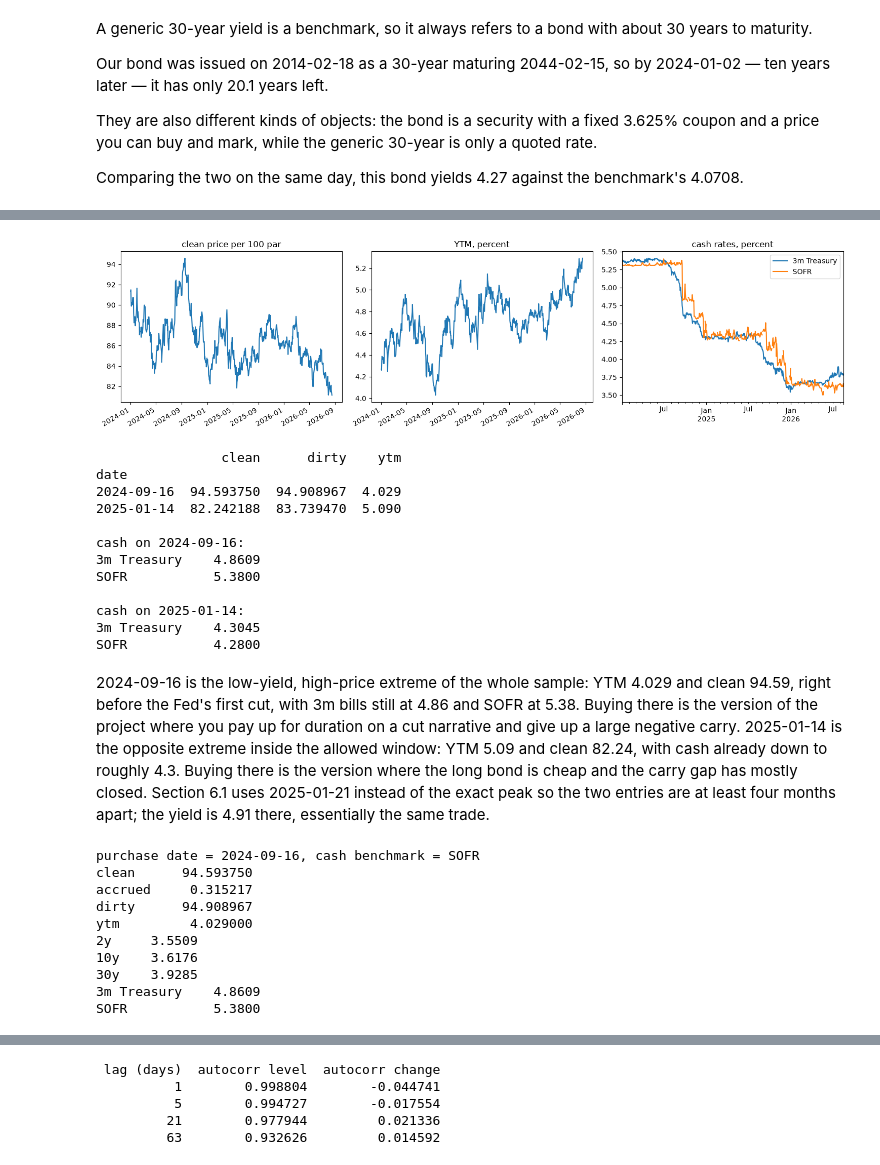
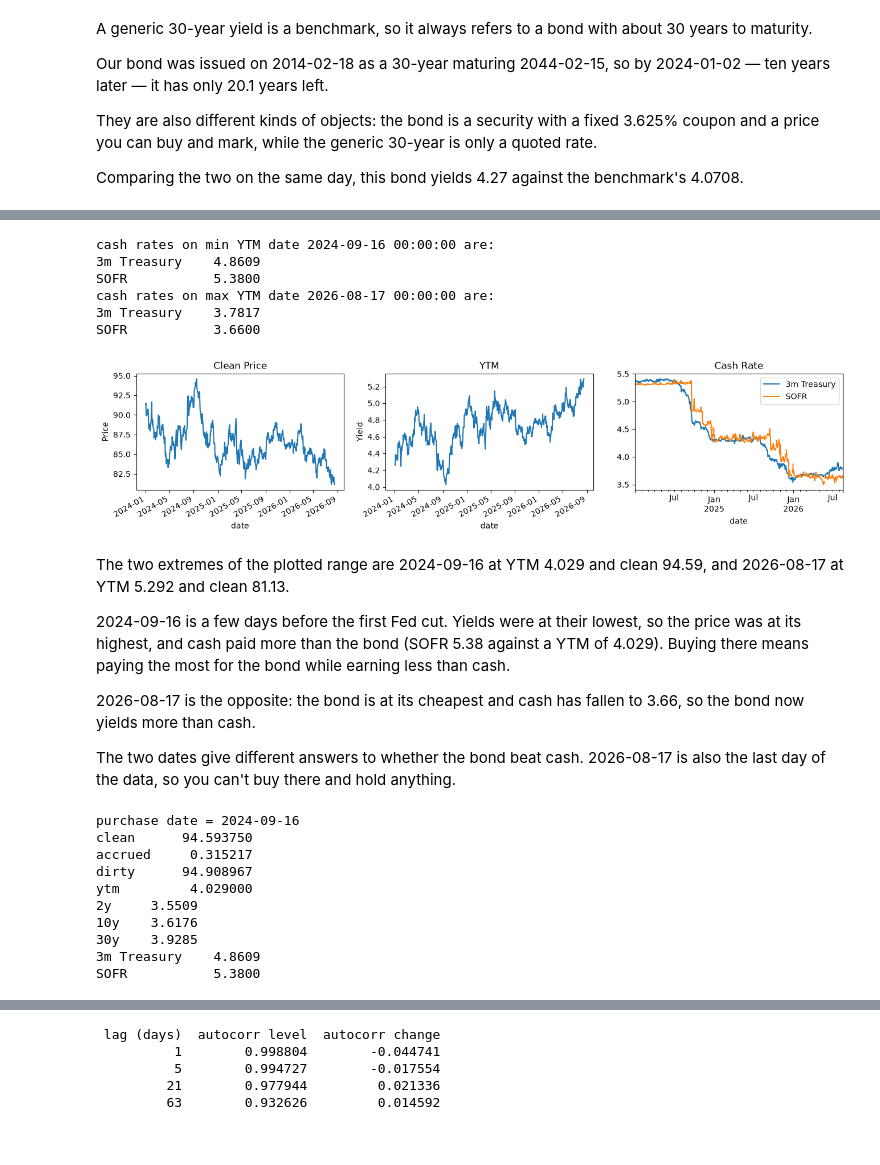
Before and after one commit to BoarQing/FINM25000-Final-Open, a Jupyter notebook: src/Long_Treasury_Bought_in_2024.ipynb, the cells around one changed output, grey strips where cells are left out. Saved outputs shown, nothing was run; the diff lists cells and outputs as text; code cells hidden in the pictures.

```diff
--- a/src/Long_Treasury_Bought_in_2024.ipynb
+++ b/src/Long_Treasury_Bought_in_2024.ipynb
@@ -18,7 +18,7 @@ cash_data = pd.read_excel(
 )
 
 START = pd.Timestamp("2024-01-02")
-ASSESS = pd.Timestamp("2026-08-17")
+END = pd.Timestamp("2026-08-17")
 # %%
 # 1.1
 
@@ -146,59 +147,64 @@ On 2024-01-02 the curve was 2y 4.32, 10y 3.93, 30y 4.07, so 2s10s was -39bp (sti
 # %%
 # 2.2
 
+max_ytm_date = None
+min_ytm_date = None
+
 
 def question_2_2():
-    window = long_bond_data.loc[START:ASSESS]
-    fig, axes = plt.subplots(1, 3, figsize=(15, 4))
-    window["clean"].plot(ax=axes[0], title="clean price per 100 par")
-    window["ytm"].plot(ax=axes[1], title="YTM, percent")
-    cash_data.loc[START:ASSESS].plot(ax=axes[2], title="cash rates, percent")
-    for ax in axes:
-        ax.set_xlabel("")
-    plt.tight_layout()
-    plt.show()
+    global max_ytm_date, min_ytm_date
+    _, axes = plt.subplots(1, 3, figsize=(16, 3))
+    clean = long_bond_data.loc[START:END]["clean"]
+    ytm = long_bond_data.loc[START:END]["ytm"]
+    clean.plot(ax=axes[0], title="Clean Price", ylabel="Price")
+    ytm.plot(ax=axes[1], title="YTM", ylabel="Yield")
+    cash_data.plot(ax=axes[2], title="Cash Rate")
 
-    lo = window["ytm"].idxmin()
-    hi = window.loc[:"2025-03-31", "ytm"].idxmax()
-    print(window.loc[[lo, hi], ["clean", "dirty", "ytm"]].to_string())
-    print(f"\ncash on {lo.date()}:\n{cash_data.loc[lo].to_string()}")
-    print(f"\ncash on {hi.date()}:\n{cash_data.loc[hi].to_string()}")
+    max_ytm_date = ytm.idxmax()
+    min_ytm_date = ytm.idxmin()
+    print(
+        f"cash rates on min YTM date {min_ytm_date} are:\n{cash_data.loc[min_ytm_date].to_string()}"
+    )
+    print(
+        f"cash rates on max YTM date {max_ytm_date} are:\n{cash_data.loc[max_ytm_date].to_string()}"
+    )
 
 
 question_2_2()
 # %% [output]
+cash rates on min YTM date 2024-09-16 00:00:00 are:
+3m Treasury    4.8609
+SOFR           5.3800
+cash rates on max YTM date 2026-08-17 00:00:00 are:
+3m Treasury    3.7817
+SOFR           3.6600
-[figure, old version]
+[figure, new version]
-                clean      dirty    ytm
-date
-2024-09-16  94.593750  94.908967  4.029
-2025-01-14  82.242188  83.739470  5.090
-
-cash on 2024-09-16:
-3m Treasury    4.8609
-SOFR           5.3800
-
-cash on 2025-01-14:
-3m Treasury    4.3045
-SOFR           4.2800
 # %% [markdown]
-2024-09-16 is the low-yield, high-price extreme of the whole sample: YTM 4.029 and clean 94.59, right before the Fed's first cut, with 3m bills still at 4.86 and SOFR at 5.38. Buying there is the version of the project where you pay up for duration on a cut narrative and give up a large negative carry. 2025-01-14 is the opposite extreme inside the allowed window: YTM 5.09 and clean 82.24, with cash already down to roughly 4.3. Buying there is the version where the long bond is cheap and the carry gap has mostly closed. Section 6.1 uses 2025-01-21 instead of the exact peak so the two entries are at least four months apart; the yield is 4.91 there, essentially the same trade.
+The two extremes of the plotted range are 2024-09-16 at YTM 4.029 and clean 94.59, and 2026-08-17 at YTM 5.292 and clean 81.13.
+
+2024-09-16 is a few days before the first Fed cut. Yields were at their lowest, so the price was at its highest, and cash paid more than the bond (SOFR 5.38 against a YTM of 4.029). Buying there means paying the most for the bond while earning less than cash.
+
+2026-08-17 is the opposite: the bond is at its cheapest and cash has fallen to 3.66, so the bond now yields more than cash.
+
+The two dates give different answers to whether the bond beat cash. 2026-08-17 is also the last day of the data, so you can't buy there and hold anything.
 # %%
 # 3.1
 
-BUY = pd.Timestamp("2024-09-16")
-BENCH = "SOFR"
+BUY_DATE = pd.Timestamp("2024-09-16")
 
 
 def question_3_1():
-    print(f"purchase date = {BUY.date()}, cash benchmark = {BENCH}")
-    print(long_bond_data.loc[BUY, ["clean", "accrued", "dirty", "ytm"]].to_string())
-    print(yields_data.loc[BUY].to_string())
-    print(cash_data.loc[BUY].to_string())
+    print(f"purchase date = {BUY_DATE.date()}")
+    print(
+        long_bond_data.loc[BUY_DATE, ["clean", "accrued", "dirty", "ytm"]].to_string()
+    )
+    print(yields_data.loc[BUY_DATE].to_string())
+    print(cash_data.loc[BUY_DATE].to_string())
 
 
 question_3_1()
 # %% [output]
-purchase date = 2024-09-16, cash benchmark = SOFR
+purchase date = 2024-09-16
 clean      94.593750
 accrued     0.315217
 dirty      94.908967
```
Also changed, not shown: parts of 20 cells of this notebook.
